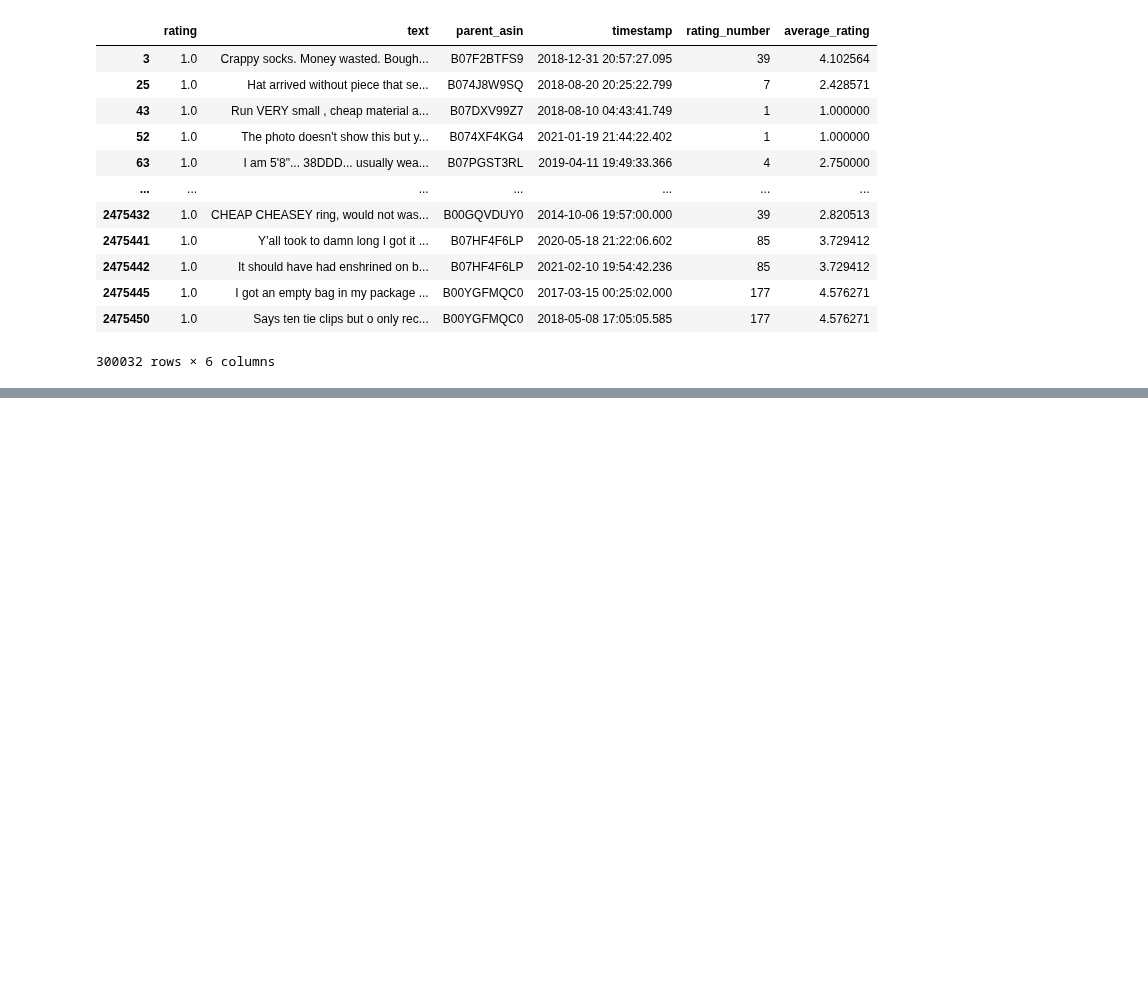
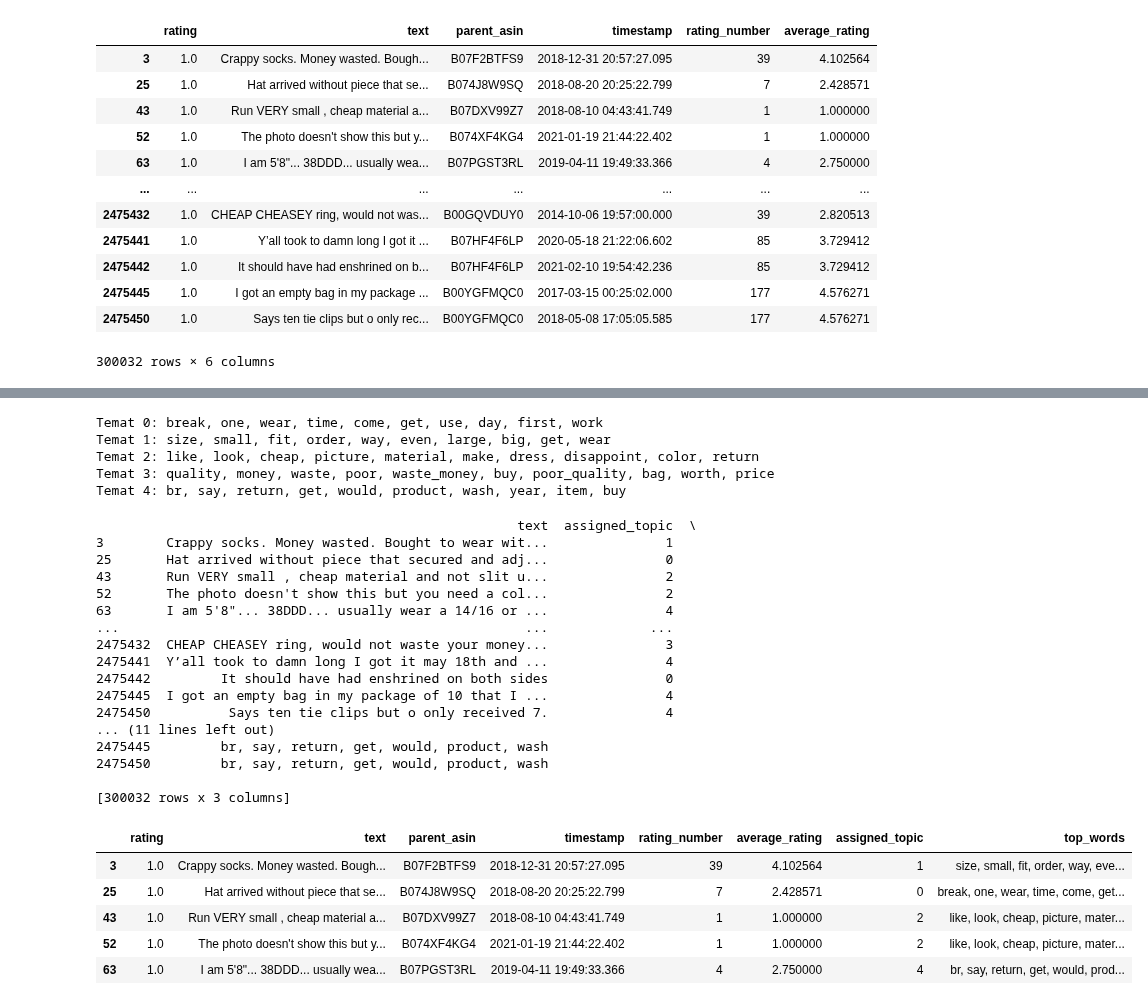
Before and after one commit to m24jeczen/Diploma-Project-Sentiment-analysis-based-on-products-reviews, a Jupyter notebook: demo_topic_modeling.ipynb, the cells around one changed output, grey strips where cells are left out. Saved outputs shown, nothing was run; the diff lists cells and outputs as text; code cells hidden in the pictures; blank space fills up the shorter version.

```diff
--- a/demo_topic_modeling.ipynb
+++ b/demo_topic_modeling.ipynb
@@ -129,3 +159,6 @@ LDAvis_prepared3 = pyLDAvis.gensim.prepare(model3, texts_bow3, dictionary3)
 pyLDAvis.display(LDAvis_prepared3)
 # %% [output]
 [interactive output not drawn]
+# %%
+from codes.LDA import LDA_training
+model_07,texts_bow_07, dictionary_07 = LDA_training(data)
@@ -131,0 +205,3 @@ pyLDAvis.display(LDAvis_prepared3)
+# %%
+from codes.LDA import classification
+df_with_topics = classification(data, model_07, texts_bow_07, dictionary_07, None)
@@ -131,0 +219,48 @@ pyLDAvis.display(LDAvis_prepared3)
+# %%
+def display_top_words_for_topics(lda_model, n_topics, n_words=10):
+    # Dla każdego tematu, wyświetl najważniejsze słowa
+    for topic_id in range(n_topics):
+        top_words = lda_model.show_topic(topic_id, topn=n_words)
+        words = [word for word, _ in top_words]  # Wybieramy tylko słowa
+        print(f"Temat {topic_id}: {', '.join(words)}")
+
+# Przykład użycia
+# Załóżmy, że masz już wytrenowany model LDA, np. z 5 tematami
+
+# Wyświetl najważniejsze słowa dla każdego tematu
+display_top_words_for_topics(model_07, n_topics=5)
+# %% [output]
+Temat 0: break, one, wear, time, come, get, use, day, first, work
+Temat 1: size, small, fit, order, way, even, large, big, get, wear
+Temat 2: like, look, cheap, picture, material, make, dress, disappoint, color, return
+Temat 3: quality, money, waste, poor, waste_money, buy, poor_quality, bag, worth, price
+Temat 4: br, say, return, get, would, product, wash, year, item, buy
+# %%
+from codes.LDA import add_top_words_to_df
+df_with_topics_and_words = add_top_words_to_df(df_with_topics, model_07, n_topics=5, n_words=7)
+print(df_with_topics_and_words[['text', 'assigned_topic', 'top_words']])
+df_with_topics_and_words.head()
+# %% [output]
+                                                      text  assigned_topic  \
+3        Crappy socks. Money wasted. Bought to wear wit...               1
+25       Hat arrived without piece that secured and adj...               0
+43       Run VERY small , cheap material and not slit u...               2
+52       The photo doesn't show this but you need a col...               2
+63       I am 5'8"... 38DDD... usually wear a 14/16 or ...               4
+...                                                    ...             ...
+2475432  CHEAP CHEASEY ring, would not waste your money...               3
+2475441  Y’all took to damn long I got it may 18th and ...               4
+2475442         It should have had enshrined on both sides               0
+2475445  I got an empty bag in my package of 10 that I ...               4
+2475450          Says ten tie clips but o only received 7.               4
+... (11 lines left out)
+2475445         br, say, return, get, would, product, wash
+2475450         br, say, return, get, would, product, wash
+
+[300032 rows x 3 columns]
+|  | rating | text | parent_asin | timestamp | rating_number | average_rating | assigned_topic | top_words |
+| 3 | 1.0 | Crappy socks. Money wasted. Bough... | B07F2BTFS9 | 2018-12-31 20:57:27.095 | 39 | 4.102564 | 1 | size, small, fit, order, way, eve... |
+| 25 | 1.0 | Hat arrived without piece that se... | B074J8W9SQ | 2018-08-20 20:25:22.799 | 7 | 2.428571 | 0 | break, one, wear, time, come, get... |
+| 43 | 1.0 | Run VERY small , cheap material a... | B07DXV99Z7 | 2018-08-10 04:43:41.749 | 1 | 1.000000 | 2 | like, look, cheap, picture, mater... |
+| 52 | 1.0 | The photo doesn't show this but y... | B074XF4KG4 | 2021-01-19 21:44:22.402 | 1 | 1.000000 | 2 | like, look, cheap, picture, mater... |
+| 63 | 1.0 | I am 5'8"... 38DDD... usually wea... | B07PGST3RL | 2019-04-11 19:49:33.366 | 4 | 2.750000 | 4 | br, say, return, get, would, prod... |
```
Also changed, not shown: parts of 34 cells of this notebook, 1 other file.
